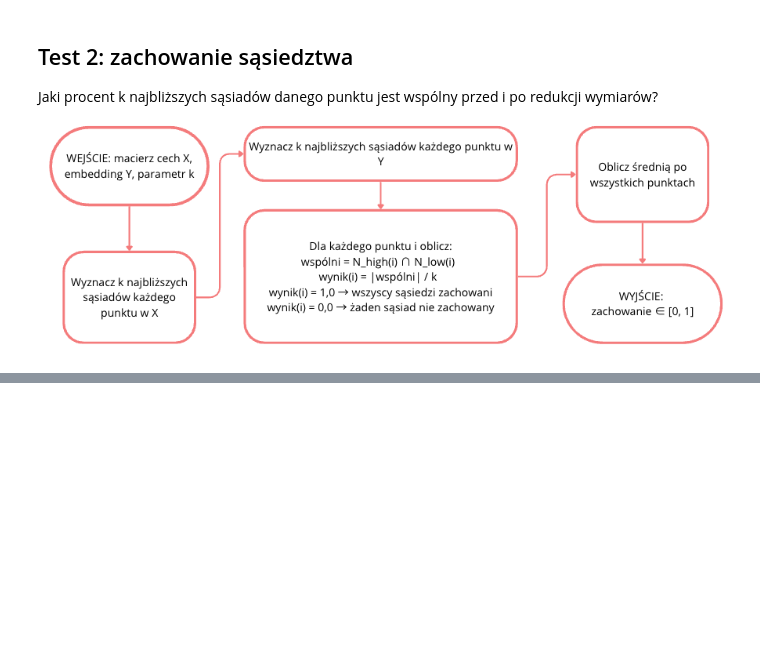
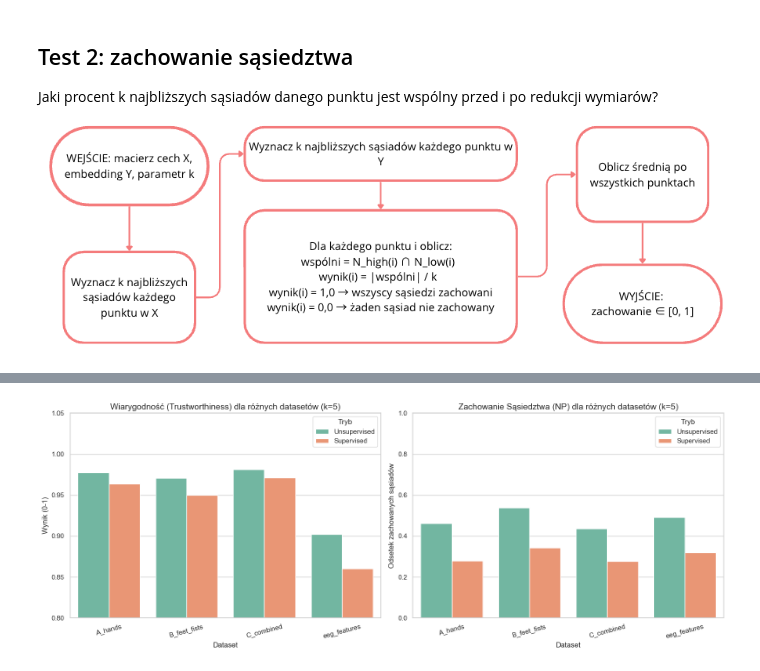
Before and after one commit to liwiaflorkiwicz/EEG_dimensiality_reduction, a Jupyter notebook: UMAP.ipynb, the cells around one changed output, grey strips where cells are left out. Saved outputs shown, nothing was run; the diff lists cells and outputs as text; code cells hidden in the pictures; blank space fills up the shorter version.

```diff
--- a/UMAP.ipynb
+++ b/UMAP.ipynb
@@ -177,8 +177,8 @@ from sklearn.neighbors import NearestNeighbors
 
 def calculate_neighborhood_preservation(X, Y, k=5):
     """
-    X: macierz cech przed redukcją (np. oryginalne EEG)
-    Y: embedding po redukcji (np. wynik z UMAP)
+    X: macierz cech przed redukcją
+    Y: embedding po redukcji
     k: liczba rozpatrywanych najbliższych sąsiadów
     """
     n = X.shape[0]
@@ -214,0 +215,81 @@ Neighborhood Preservation supervised (k=5): 0.3195
+# %%
+import os
+import pandas as pd
+import numpy as np
+import umap
+import matplotlib.pyplot as plt
+import seaborn as sns
+from sklearn.manifold import trustworthiness
+from sklearn.neighbors import NearestNeighbors
+from sklearn.preprocessing import LabelEncoder
+
+warnings.filterwarnings('ignore')
+
+sns.set(style='whitegrid', context='notebook')
+
+datasets = [
+    'dataset_A_hands.csv',
+    'dataset_B_feet_fists.csv',
+    'dataset_C_combined.csv',
+    'dataset_eeg_features.csv'
+]
+
+k = 5
+wyniki = []
+
+for plik in datasets:
+    if not os.path.exists(plik):
+        print(f"[UWAGA] Brak pliku: {plik}")
+        continue
+
+    nazwa_ds = plik.replace('dataset_', '').replace('.csv', '') # skrócenie nazwy
+    print(f"Obliczam: {nazwa_ds}...")
+
+    df = pd.read_csv(plik, header=0)
+    X = df.drop(columns=['Label']).values
+    y = df['Label']
+
+    y_num = LabelEncoder().fit_transform(y)
+
+    # UMAP
+    emb_unsup = umap.UMAP(n_components=2, random_state=42).fit_transform(X) #unsupervised
+    emb_sup = umap.UMAP(n_components=2, random_state=42).fit_transform(X, y=y_num) #supervised
+
+    # Trustworthiness
+    t_unsup = trustworthiness(X, emb_unsup, n_neighbors=k)
+    t_sup = trustworthiness(X, emb_sup, n_neighbors=k)
+
+    # Neighborhood Preservation
+    np_unsup = calculate_neighborhood_preservation(X, emb_unsup, k=k)
+    np_sup = calculate_neighborhood_preservation(X, emb_sup, k=k)
+
+    wyniki.append({'Dataset': nazwa_ds, 'Tryb': 'Unsupervised', 'Trustworthiness': t_unsup, 'NP': np_unsup})
+    wyniki.append({'Dataset': nazwa_ds, 'Tryb': 'Supervised', 'Trustworthiness': t_sup, 'NP': np_sup})
+
+# wizualizacja
+if wyniki:
+    df_wyniki = pd.DataFrame(wyniki)
+
+    fig, axes = plt.subplots(1, 2, figsize=(16, 6))
+
+    # wykres 1: Trustworthiness
+    sns.barplot(data=df_wyniki, x='Dataset', y='Trustworthiness', hue='Tryb', ax=axes[0], palette="Set2")
+    axes[0].set_title(f"Wiarygodność (Trustworthiness) dla różnych datasetów (k={k})", fontsize=14)
+    axes[0].set_ylabel("Wynik (0-1)")
+    axes[0].set_xlabel("Dataset")
+    axes[0].set_ylim(0.8, 1.05) # Zawężenie skali dla lepszej czytelności
+    axes[0].tick_params(axis='x', rotation=15)
+
+    # wykres 2: Neighborhood Preservation
+    sns.barplot(data=df_wyniki, x='Dataset', y='NP', hue='Tryb', ax=axes[1], palette="Set2")
+    axes[1].set_title(f"Zachowanie Sąsiedztwa (NP) dla różnych datasetów (k={k})", fontsize=14)
+    axes[1].set_ylabel("Odsetek zachowanych sąsiadów")
+    axes[1].set_xlabel("Dataset")
+    axes[1].set_ylim(0, 1.0)
+    axes[1].tick_params(axis='x', rotation=15)
+
+    plt.tight_layout()
+    plt.show()
+else:
+    print("Błąd generowania wykresów")
+# %% [output]
@@ -214,0 +300 @@ Neighborhood Preservation supervised (k=5): 0.3195
+[figure, added]
```
Also changed, not shown: parts of 14 cells of this notebook.
